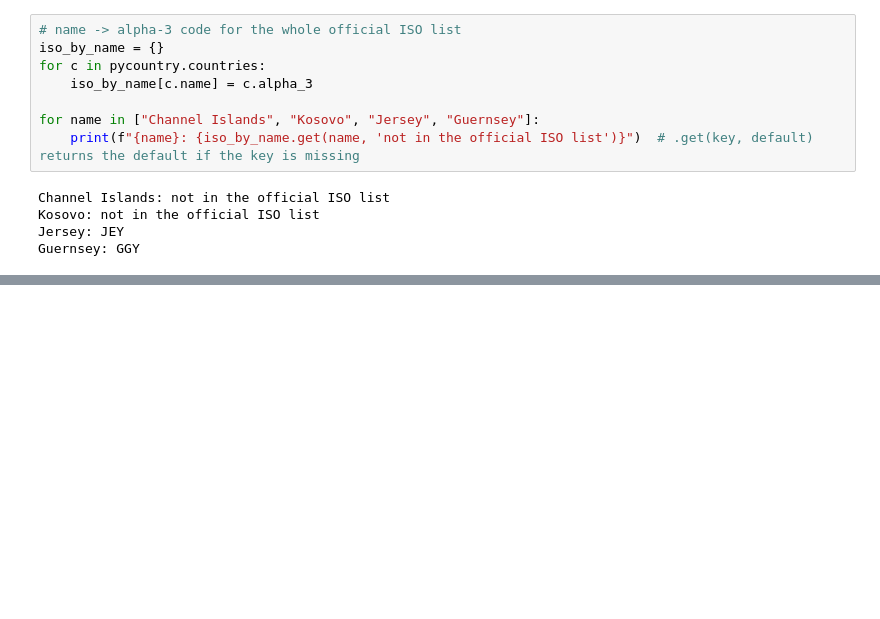
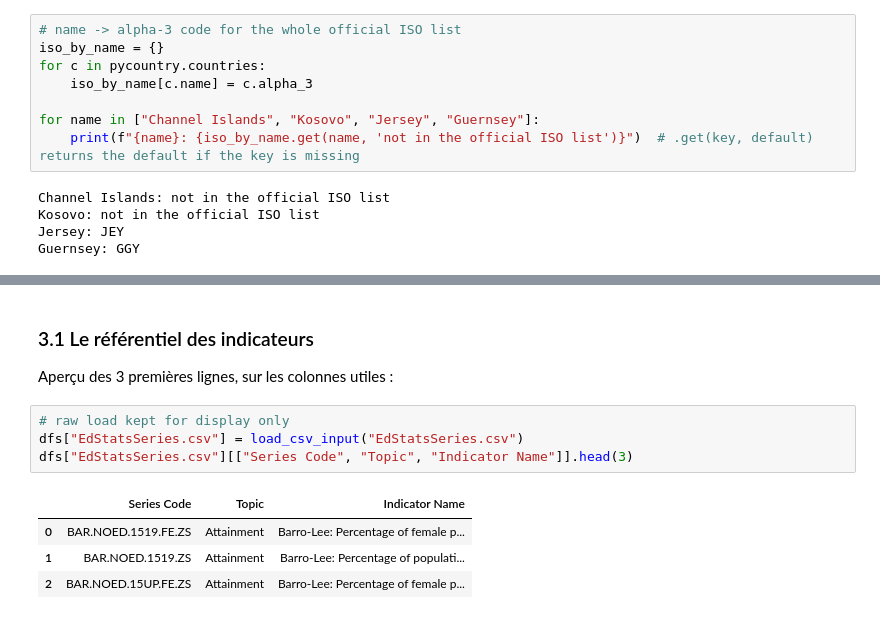
Before and after one commit to humanuoid/oc-p2-education-systems-analysis, a Jupyter notebook: notebooks/dataset_reduction.ipynb, the cells around one changed output, grey strips where cells are left out. Saved outputs shown, nothing was run; the diff lists cells and outputs as text; blank space fills up the shorter version.

```diff
--- a/notebooks/dataset_reduction.ipynb
+++ b/notebooks/dataset_reduction.ipynb
@@ -156,0 +163,13 @@ Sources externes (liens en section « Sources ») : le Kosovo est un État au st
+# %% [markdown]
+### 3.1 Le référentiel des indicateurs
+
+Aperçu des 3 premières lignes, sur les colonnes utiles :
+# %%
+# raw load kept for display only
+dfs["EdStatsSeries.csv"] = load_csv_input("EdStatsSeries.csv")
+dfs["EdStatsSeries.csv"][["Series Code", "Topic", "Indicator Name"]].head(3)
+# %% [output]
+|  | Series Code | Topic | Indicator Name |
+| 0 | BAR.NOED.1519.FE.ZS | Attainment | Barro-Lee: Percentage of female p... |
+| 1 | BAR.NOED.1519.ZS | Attainment | Barro-Lee: Percentage of populati... |
+| 2 | BAR.NOED.15UP.FE.ZS | Attainment | Barro-Lee: Percentage of female p... |
```
Also changed, not shown: parts of 16 cells of this notebook.
